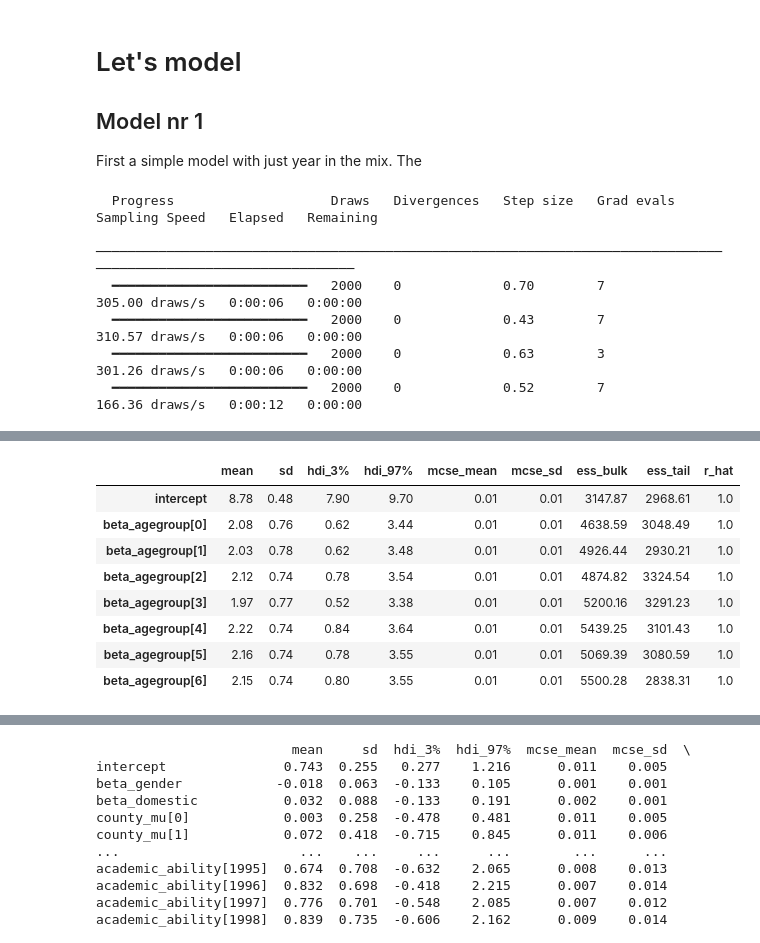
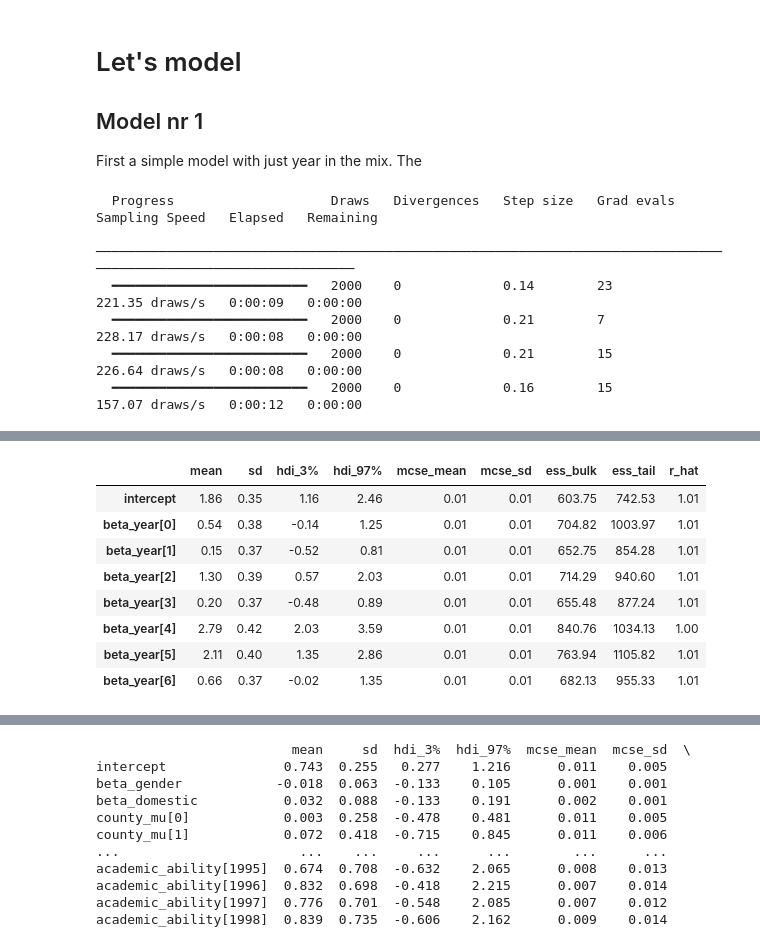
Before and after one commit to klumiste/bayes25_final_project_hpv, a Jupyter notebook: Part2_data_analysis/Modeling_kaur.ipynb, the cells around one changed output, grey strips where cells are left out. Drawn from its saved outputs; the diff is of its cells as text; code cells hidden in the pictures.

```diff
--- a/Part2_data_analysis/Modeling_kaur.ipynb
+++ b/Part2_data_analysis/Modeling_kaur.ipynb
@@ -24,8 +24,9 @@ import seaborn as sns
 
 # Load the data
 df = pd.read_csv('math_exam_scores.csv', sep=";").sample(2000) # Work with a smaller dataset at first so that you don't have to wait 10 minutes every time you sample the model.
-#df = pd.read_csv('math_exam_scores.csv', sep=";") # Work with a smaller dataset at first so that you don't have to wait 10 minutes every time you sample the model.
+#df = pd.read_csv('math_exam_scores.csv', sep=";")
 
+# DATA MANIPULATIONS #
 ## YEAR ##
 # Convert year to category as there are probably non-linear effects at play
 df['year'] = df['year'].astype('category')
@@ -43,20 +44,21 @@ df['county'] = df['county'].cat.codes
 n_counties = df['county'].nunique()
 
 ## GENDER ##
-# Make sure county is a category
+# Convert domestic_background to numerical binary
 remap = {'Male': 0, 'Female': 1}
-df['gender'] = df['gender'].replace(remap).values
-df['gender'] = df['gender'].astype(int)
+pd.set_option("future.no_silent_downcasting", True)
+df['gender'] = df['gender'].replace(remap).values.astype(int)
 
 ## DOMESTIC BACKGROUND ##
-# Make sure county is a category
+# Convert domestic_background to numerical binary
 remap = {'Estonian': 0, 'Russian': 1}
-df['domestic_background'] = df['domestic_background'].replace(remap).values
-df['domestic_background'] = df['domestic_background'].astype(int)
+df['domestic_background'] = df['domestic_background'].replace(remap).values.astype(int)
 
 ## CONTINIOUS VARIABLES ##
-# Rescaling longest hormonal contraceptives usage period
-df['exam_score_rescaled'] = df['exam_score'] / 50.0
+# Rescaling exam score and since the Beta distribution is the most intuitive choice, then make sure that
+#  the rescled exam score is strictly within open interval (0,1), ie. cannot be [0,1].
+eps = 1e-6
+df['exam_score_rescaled'] = (df['exam_score'] / 50.0).clip(eps, 1-eps)
 
 # Rescaling avg_grade
 df['avg_grade_rescaled'] = (
@@ -64,7 +66,7 @@ df['avg_grade_rescaled'] = (
     (df['avg_grade'].max() - df['avg_grade'].min())
 )
 
-t_dict = {}
+models = {}
 # %%
 df.describe()
 # %% [output]
@@ -112,13 +114,12 @@ with pm.Model() as model_m1:
     intercept = pm.Normal("intercept", mu=1, sigma=1)
     beta_year = pm.Normal("beta_year", mu=1, sigma=1, shape=n_years)
 
-    alpha = pm.math.sigmoid(intercept + beta_year[df.year])*5
+    alpha = intercept + beta_year[df.year]
     #alpha = pm.math.sigmoid(ac_ability + beta_grade * df.avg_grade_scaled)
 
     # Likelihood
-    #y_obs = pm.Beta("y_obs", alpha=alpha, beta=1, observed=df.exam_score)
-    y_obs = pm.Normal("y_obs", mu=alpha, sigma=1, observed=df.exam_score)
-
+    y_obs = pm.Beta("y_obs", alpha=alpha, beta=1, observed=df.exam_score_rescaled)
+    #y_obs = pm.Normal("y_obs", mu=alpha, sigma=1, observed=df.exam_score)
 
     # Sampling
     trace = pm.sample(1000, tune=1000, target_accept=0.9, return_inferencedata=True)
@@ -128,8 +129,8 @@ az.summary(trace, round_to=2)
 # %% [output]
   Progress                    Draws   Divergences   Step size   Grad evals   Sampling Speed   Elapsed   Remaining
  ─────────────────────────────────────────────────────────────────────────────────────────────────────────────────
-  ━━━━━━━━━━━━━━━━━━━━━━━━━   2000    0             0.70        7            305.00 draws/s   0:00:06   0:00:00
-  ━━━━━━━━━━━━━━━━━━━━━━━━━   2000    0             0.43        7            310.57 draws/s   0:00:06   0:00:00
-  ━━━━━━━━━━━━━━━━━━━━━━━━━   2000    0             0.63        3            301.26 draws/s   0:00:06   0:00:00
-  ━━━━━━━━━━━━━━━━━━━━━━━━━   2000    0             0.52        7            166.36 draws/s   0:00:12   0:00:00
+  ━━━━━━━━━━━━━━━━━━━━━━━━━   2000    0             0.14        23           221.35 draws/s   0:00:09   0:00:00
+  ━━━━━━━━━━━━━━━━━━━━━━━━━   2000    0             0.21        7            228.17 draws/s   0:00:08   0:00:00
+  ━━━━━━━━━━━━━━━━━━━━━━━━━   2000    0             0.21        15           226.64 draws/s   0:00:08   0:00:00
+  ━━━━━━━━━━━━━━━━━━━━━━━━━   2000    0             0.16        15           157.07 draws/s   0:00:12   0:00:00
 [interactive output not drawn]
@@ -137,12 +138,12 @@ Sampling 4 chains for 1_000 tune and 1_000 draw iterations (4_000 + 4_000 draws
 |  | mean | sd | hdi_3% | hdi_97% | mcse_mean | mcse_sd | ess_bulk | ess_tail | r_hat |
-| intercept | 8.78 | 0.48 | 7.90 | 9.70 | 0.01 | 0.01 | 3147.87 | 2968.61 | 1.0 |
-| beta_agegroup[0] | 2.08 | 0.76 | 0.62 | 3.44 | 0.01 | 0.01 | 4638.59 | 3048.49 | 1.0 |
-| beta_agegroup[1] | 2.03 | 0.78 | 0.62 | 3.48 | 0.01 | 0.01 | 4926.44 | 2930.21 | 1.0 |
-| beta_agegroup[2] | 2.12 | 0.74 | 0.78 | 3.54 | 0.01 | 0.01 | 4874.82 | 3324.54 | 1.0 |
-| beta_agegroup[3] | 1.97 | 0.77 | 0.52 | 3.38 | 0.01 | 0.01 | 5200.16 | 3291.23 | 1.0 |
-| beta_agegroup[4] | 2.22 | 0.74 | 0.84 | 3.64 | 0.01 | 0.01 | 5439.25 | 3101.43 | 1.0 |
-| beta_agegroup[5] | 2.16 | 0.74 | 0.78 | 3.55 | 0.01 | 0.01 | 5069.39 | 3080.59 | 1.0 |
-| beta_agegroup[6] | 2.15 | 0.74 | 0.80 | 3.55 | 0.01 | 0.01 | 5500.28 | 2838.31 | 1.0 |
+| intercept | 1.86 | 0.35 | 1.16 | 2.46 | 0.01 | 0.01 | 603.75 | 742.53 | 1.01 |
+| beta_year[0] | 0.54 | 0.38 | -0.14 | 1.25 | 0.01 | 0.01 | 704.82 | 1003.97 | 1.01 |
+| beta_year[1] | 0.15 | 0.37 | -0.52 | 0.81 | 0.01 | 0.01 | 652.75 | 854.28 | 1.01 |
+| beta_year[2] | 1.30 | 0.39 | 0.57 | 2.03 | 0.01 | 0.01 | 714.29 | 940.60 | 1.01 |
+| beta_year[3] | 0.20 | 0.37 | -0.48 | 0.89 | 0.01 | 0.01 | 655.48 | 877.24 | 1.01 |
+| beta_year[4] | 2.79 | 0.42 | 2.03 | 3.59 | 0.01 | 0.01 | 840.76 | 1034.13 | 1.00 |
+| beta_year[5] | 2.11 | 0.40 | 1.35 | 2.86 | 0.01 | 0.01 | 763.94 | 1105.82 | 1.01 |
+| beta_year[6] | 0.66 | 0.37 | -0.02 | 1.35 | 0.01 | 0.01 | 682.13 | 955.33 | 1.01 |
 # %%
 with model_m1:
     pm.sample_posterior_predictive(trace, extend_inferencedata=True)
```
Also changed, not shown: parts of 8 cells of this notebook.
